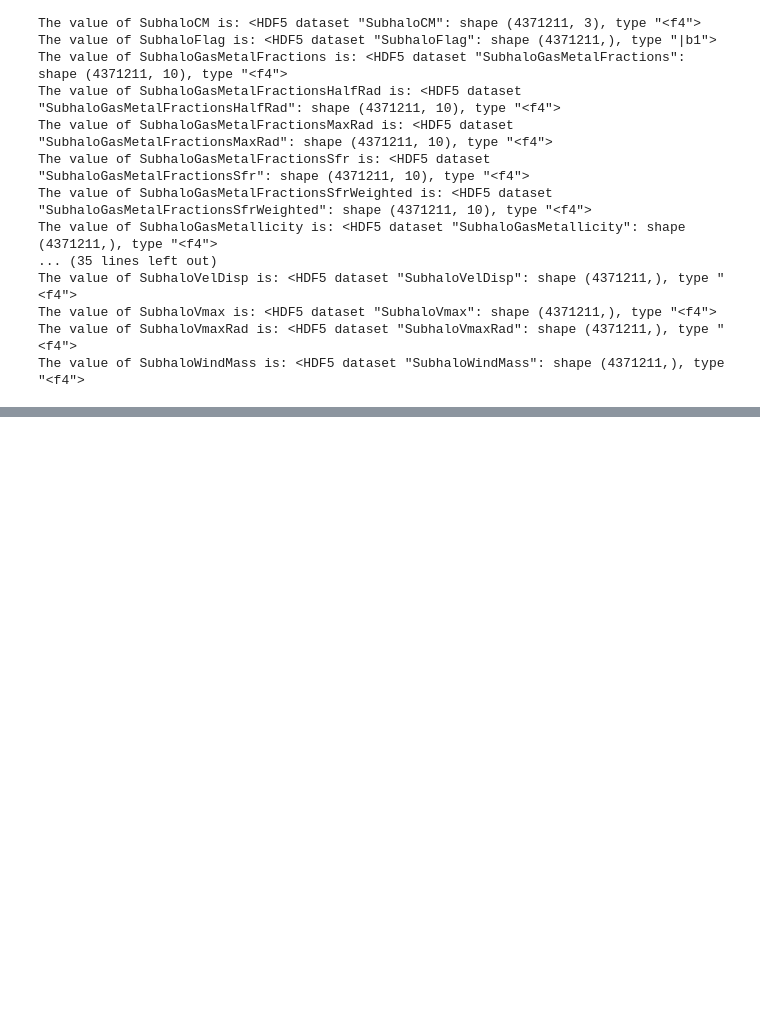
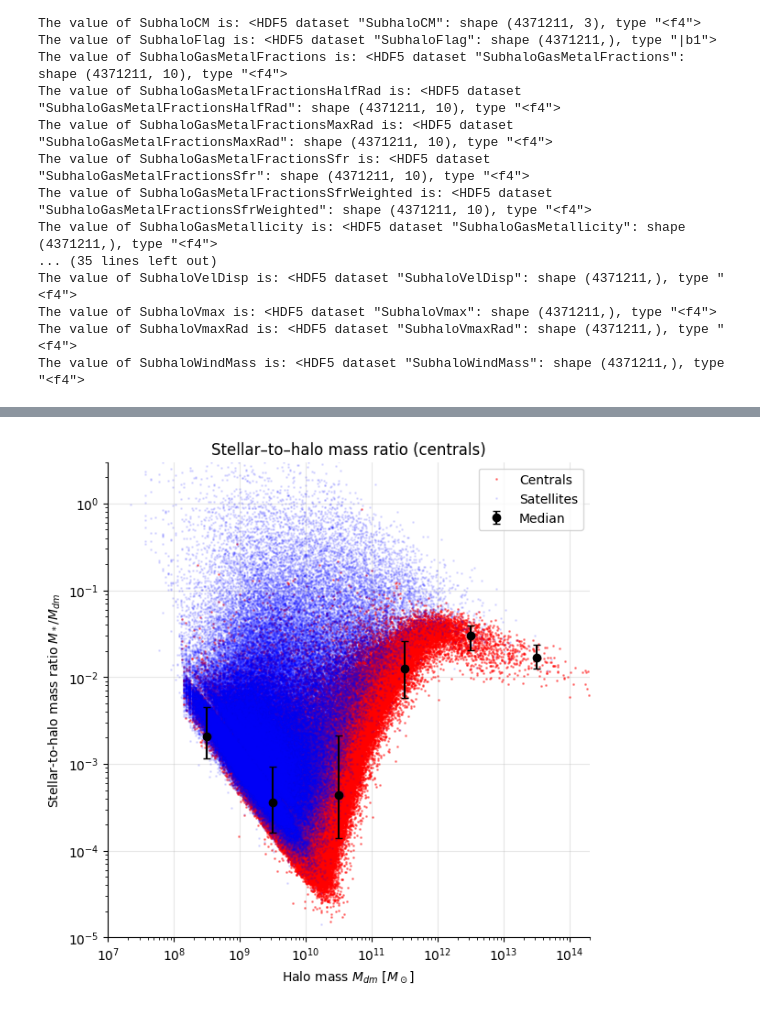
Before and after one commit to gvansan/TANA_notebooks, a Jupyter notebook: Project/part2.ipynb, the cells around one changed output, grey strips where cells are left out. Cells and saved outputs as stored; diff of their text form; code cells hidden in the pictures; blank space fills up the shorter version.

```diff
--- a/Project/part2.ipynb
+++ b/Project/part2.ipynb
@@ -260,0 +513,94 @@ plt.grid(alpha=0.3); plt.show()
+# %%
+#do analysis again
+
+valid = (total_mass > 0) & (total_mass_type[:,1] > 0) & (total_mass_type[:,4] > 0)
+
+
+# centrals only
+mask_central = is_central[valid]
+mask_s = is_satellite_final[valid]
+
+Mdm_central = Mdm[mask_central]
+Mstar_central = Mstar[mask_central]
+Mgas_central  = Mgas[mask_central]
+Mtot_central  = Mtot[mask_central]
+
+#sattelites
+Mdm_s = Mdm[mask_s]
+Mstar_s = Mstar[mask_s]
+Mgas_s  = Mgas[mask_s]
+Mtot_s = Mtot[mask_s]
+
+#analysis on s
+
+bin_width_dex = 1.0
+logM_min = np.floor(np.log10(Mdm_central.min()))
+logM_max = np.ceil(np.log10(Mdm_central.max()))
+bin_edges = 10**np.arange(logM_min, logM_max + 1e-9, bin_width_dex)
+bin_centers = np.sqrt(bin_edges[:-1] * bin_edges[1:])
+
+
+def median_with_error(x, y, bins):
+    medians, sigma_low, sigma_high = [], [], []
+    for lo, hi in zip(bins[:-1], bins[1:]):
+        mask = (x > lo) & (x <= hi)
+        if np.sum(mask) < 5:
+            medians.append(np.nan)
+            sigma_low.append(np.nan)
+            sigma_high.append(np.nan)
+            continue
+        val = y[mask]
+        med = np.median(val)
+        p16, p84 = np.percentile(val, [16, 84])
+        medians.append(med)
+        sigma_low.append(med - p16)
+        sigma_high.append(p84 - med)
+    return np.array(medians), np.array(sigma_low), np.array(sigma_high)
+
+# Stellar-to-halo mass ratio
+R_star = Mstar_central / Mdm_central
+R_star_sat = Mstar_s/ Mdm_s
+med_ratio, sigma_low, sigma_high = median_with_error(Mdm_central, R_star, bin_edges)
+
+# Baryon fraction
+fb_central = (Mstar_central + Mgas_central) / Mtot_central
+fb_sat = (Mstar_s + Mgas_s)/Mtot_s
+med_fb, sigma_fb_low, sigma_fb_high = median_with_error(Mdm_central, fb_central, bin_edges)
+
+# ---------------------------
+# 5) Plot Stellar-to-Halo Mass
+# ---------------------------
+plt.figure(figsize=(6,6))
+plt.loglog(Mdm_central, R_star, '.', ms=2, alpha=0.4, color='red', label='Centrals')
+plt.loglog(Mdm_s, R_star_sat, '.', ms=2, alpha=0.1, color='blue', label='Satellites')
+
+plt.errorbar(bin_centers, med_ratio, yerr=[sigma_low, sigma_high],
+             fmt='o', color='black', markersize=6, capsize=3, label='Median')
+plt.xlabel("Halo mass $M_{dm}$ [$M_\odot$]")
+plt.ylabel("Stellar-to-halo mass ratio $M_*/M_{dm}$")
+plt.title("Stellar–to–halo mass ratio (centrals)")
+plt.xlim(1e7, 2e14)
+plt.ylim(1e-5, 3)
+plt.grid(alpha=0.3)
+plt.legend()
+plt.show()
+
+# ---------------------------
+# 6) Plot Baryon Fraction
+# ---------------------------
+plt.figure(figsize=(6,6))
+plt.semilogx(Mdm_central, fb_central, '.', ms=2, alpha=0.4, color='red', label='Centrals')
+plt.semilogx(Mdm_s, fb_sat, '.', ms=2, alpha=0.1, color='blue', label='Satellites')
+
+plt.errorbar(bin_centers, med_fb, yerr=[sigma_fb_low, sigma_fb_high],
+             fmt='o', color='black', markersize=6, capsize=3, label='Median')
+plt.xlabel("Halo mass $M_{dm}$ [$M_\odot$]")
+plt.ylabel("Baryon fraction $f_b = (M_{gas}+M_*)/M_{tot}$")
+plt.title("Baryon fraction vs halo mass (centrals)")
+plt.xlim(1e7, 2e14)
+plt.ylim(-0.1, 1)
+plt.grid(alpha=0.3)
+plt.legend()
+plt.show()
+# %% [output]
+[figure, added]
```
Also changed, not shown: parts of 12 cells of this notebook.
